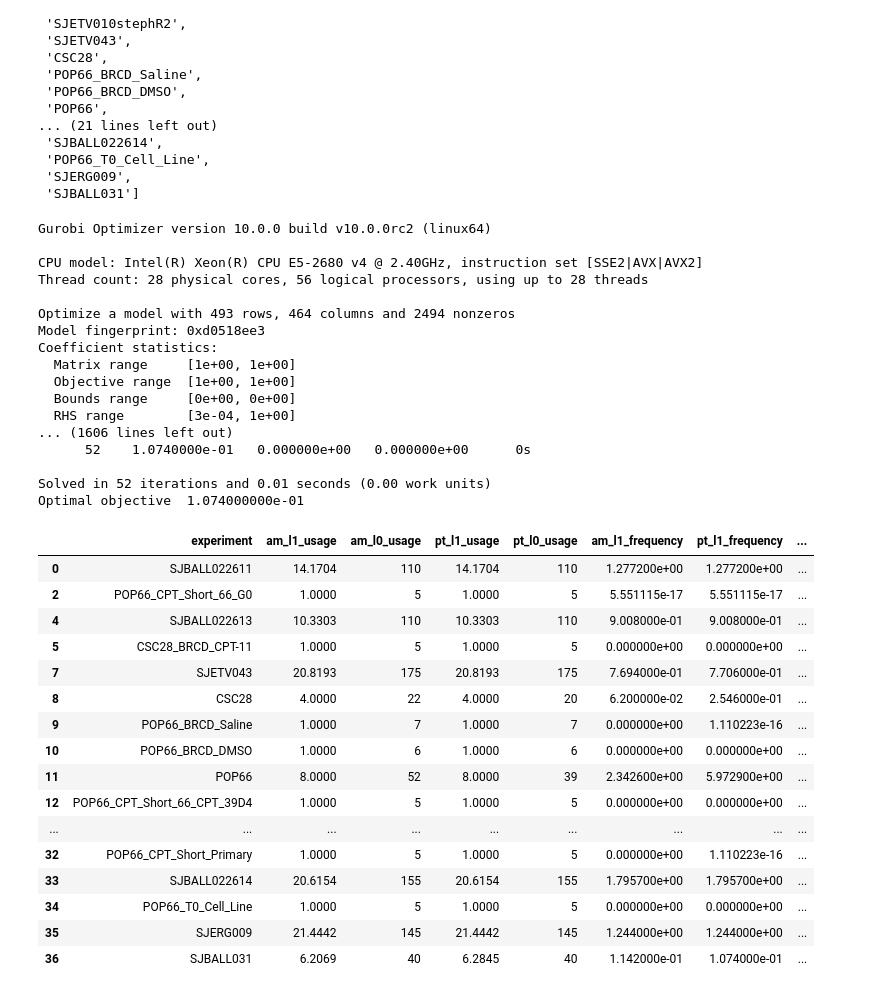
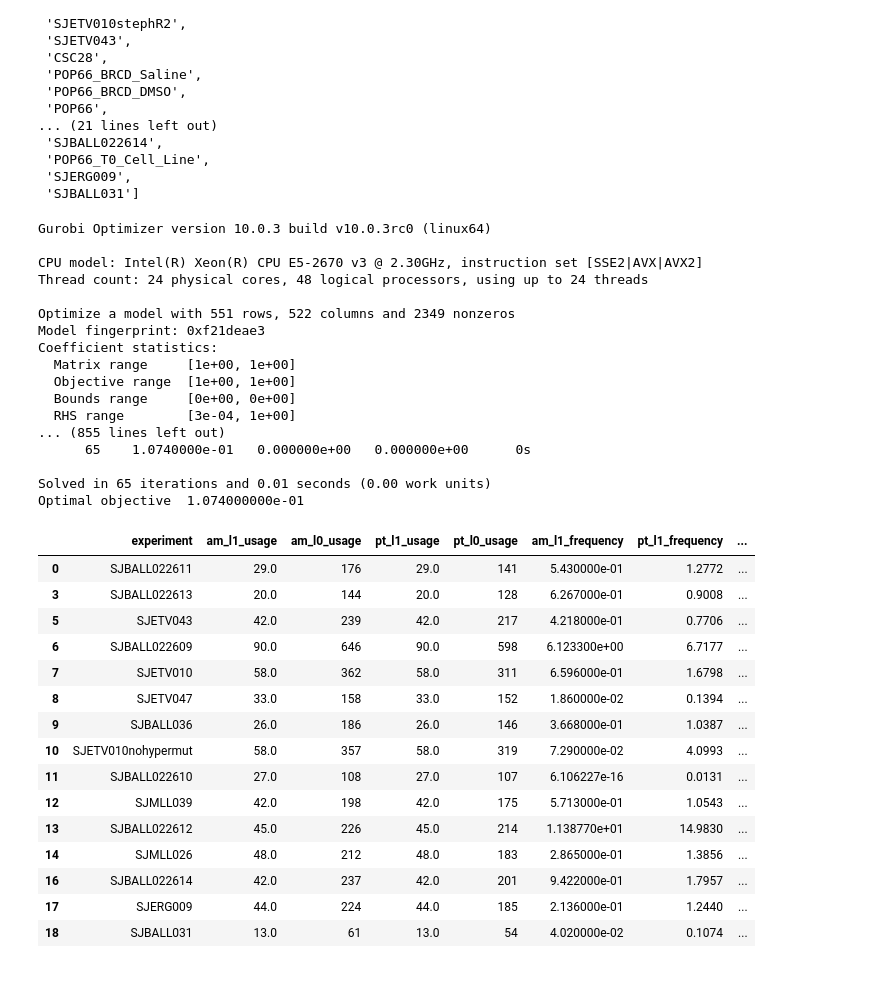
Before and after one commit to raphael-group/fastBE, a Jupyter notebook: notebooks/ball_realdata.ipynb, the cells around one changed output. Drawn from its saved outputs; the diff is of its cells as text; code cells hidden in the pictures.

```diff
--- a/notebooks/ball_realdata.ipynb
+++ b/notebooks/ball_realdata.ipynb
@@ -39,18 +39,22 @@ experiments
 # %%
 def infer_matrices(freq_matrix, tree):
     clonal_matrix = score_result.construct_clonal_matrix(tree, len(tree.nodes))
-    usage_matrix = score_result.one_vafpp_linear_program(clonal_matrix, freq_matrix)
+    usage_matrix = score_result.one_vafpp_linear_program(clonal_matrix, freq_matrix)[0]
     return clonal_matrix, usage_matrix
 
 instances = []
 for exp in experiments:
+    if "POP66" in exp or "CSC28" in exp: continue
+
     freq_matrix = np.loadtxt(f"../realdata/allele_minima/{exp}_frequency_matrix.txt")
     if len(freq_matrix.shape) == 1:
         freq_matrix = freq_matrix.reshape((1, len(freq_matrix)))
+
     samples = pd.read_csv(f"../realdata/allele_minima/{exp}_samples.txt", header=None)
 
     pt = nx.read_adjlist(f"../realdata/pairtree/{exp}_best_tree.txt", nodetype=int, create_using=nx.DiGraph)
     am = nx.read_adjlist(f"../realdata/allele_minima/{exp}_inferred_tree.txt", nodetype=int, create_using=nx.DiGraph)
+
     am_clonal, am_usage = infer_matrices(freq_matrix, am)
     pt_clonal, pt_usage = infer_matrices(freq_matrix, pt)
 
@@ -62,22 +66,22 @@ for exp in experiments:
         }
     )
 # %% [output]
-Gurobi Optimizer version 10.0.0 build v10.0.0rc2 (linux64)
+Gurobi Optimizer version 10.0.3 build v10.0.3rc0 (linux64)
 
-CPU model: Intel(R) Xeon(R) CPU E5-2680 v4 @ 2.40GHz, instruction set [SSE2|AVX|AVX2]
-Thread count: 28 physical cores, 56 logical processors, using up to 28 threads
+CPU model: Intel(R) Xeon(R) CPU E5-2670 v3 @ 2.30GHz, instruction set [SSE2|AVX|AVX2]
+Thread count: 24 physical cores, 48 logical processors, using up to 24 threads
 
-Optimize a model with 493 rows, 464 columns and 2494 nonzeros
-Model fingerprint: 0xd0518ee3
+Optimize a model with 551 rows, 522 columns and 2349 nonzeros
+Model fingerprint: 0xf21deae3
 Coefficient statistics:
   Matrix range     [1e+00, 1e+00]
   Objective range  [1e+00, 1e+00]
   Bounds range     [0e+00, 0e+00]
   RHS range        [3e-04, 1e+00]
-... (1606 lines left out)
-      52    1.0740000e-01   0.000000e+00   0.000000e+00      0s
+... (855 lines left out)
+      65    1.0740000e-01   0.000000e+00   0.000000e+00      0s
 
-Solved in 52 iterations and 0.01 seconds (0.00 work units)
+Solved in 65 iterations and 0.01 seconds (0.00 work units)
 Optimal objective  1.074000000e-01
 # %%
 """                                                                                                                                                                           [40/1962]
@@ -95,53 +99,72 @@ def get_relations(tree):
 
     return relations
 
+def compute_sum_condition_violation(tree, frequency_matrix):
+    m, n = frequency_matrix.shape
+    violation = np.zeros(m)
+    for i in range(m):
+        for j in range(n):
+            child_sum = 0
+            for k in tree[j]:
+                child_sum += frequency_matrix[i,k]
+
+            violation[i] += max(0, child_sum - frequency_matrix[i, j])
+    return violation
+
 rows = []
 for inst in instances:
     am_error = inst["frequency_matrix"] - (inst["am_usage"] @ inst["am_clonal"])
     pt_error = inst["frequency_matrix"] - (inst["pt_usage"] @ inst["pt_clonal"])
     am_rels  = set(inst['pt'].edges) # get_relations(inst['pt'])
     pt_rels  = set(inst['am'].edges) # get_relations(inst['am'])
     sym_diff = (am_rels - pt_rels) | (pt_rels - am_rels)
+
+    am_sum_cond_violation = compute_sum_condition_violation(inst['am'], inst['frequency_matrix'])
+    pt_sum_cond_violation = compute_sum_condition_violation(inst['pt'], inst['frequency_matrix'])
+
     row = {
         "experiment": inst["experiment"],
         "am_l1_usage": np.abs(inst["am_usage"]).sum(),
         "am_l0_usage": (np.abs(inst["am_usage"]) != 0).sum(),
         "pt_l1_usage": np.abs(inst["pt_usage"]).sum(),
         "pt_l0_usage": (np.abs(inst["pt_usage"]) != 0).sum(),
         "am_l1_frequency": np.abs(am_error).sum(),
         "pt_l1_frequency": np.abs(pt_error).sum(),
         "am_l0_frequency": (am_error != 0).sum(),
         "pt_l0_frequency": (pt_error != 0).sum(),
+        "am_sum_condition_violation": am_sum_cond_violation,
+        "pt_sum_condition_violation": pt_sum_cond_violation,
+        "am_total_sum_condition_violation": am_sum_cond_violation.sum(),
+        "pt_total_sum_condition_violation": pt_sum_cond_violation.sum(),
         "relationship_symm_dif": len(sym_diff),
         "m": inst["frequency_matrix"].shape[0],
         "n": inst["frequency_matrix"].shape[1],
         "instance_size": inst["frequency_matrix"].shape[0] * inst["frequency_matrix"].shape[1],
         "identical": set(inst["am"].edges()) == set(inst["pt"].edges())
     }
 
     rows.append(row)
 
 sparsity_df = pd.DataFrame(rows)
 sparsity_df = sparsity_df[~sparsity_df['experiment'].str.contains('steph')]
 sparsity_df
 # %% [output]
 |  | experiment | am_l1_usage | am_l0_usage | pt_l1_usage | pt_l0_usage | am_l1_frequency | pt_l1_frequency | ... |
-| 0 | SJBALL022611 | 14.1704 | 110 | 14.1704 | 110 | 1.277200e+00 | 1.277200e+00 | ... |
-| 2 | POP66_CPT_Short_66_G0 | 1.0000 | 5 | 1.0000 | 5 | 5.551115e-17 | 5.551115e-17 | ... |
-| 4 | SJBALL022613 | 10.3303 | 110 | 10.3303 | 110 | 9.008000e-01 | 9.008000e-01 | ... |
-| 5 | CSC28_BRCD_CPT-11 | 1.0000 | 5 | 1.0000 | 5 | 0.000000e+00 | 0.000000e+00 | ... |
-| 7 | SJETV043 | 20.8193 | 175 | 20.8193 | 175 | 7.694000e-01 | 7.706000e-01 | ... |
-| 8 | CSC28 | 4.0000 | 22 | 4.0000 | 20 | 6.200000e-02 | 2.546000e-01 | ... |
-| 9 | POP66_BRCD_Saline | 1.0000 | 7 | 1.0000 | 7 | 0.000000e+00 | 1.110223e-16 | ... |
-| 10 | POP66_BRCD_DMSO | 1.0000 | 6 | 1.0000 | 6 | 0.000000e+00 | 0.000000e+00 | ... |
-| 11 | POP66 | 8.0000 | 52 | 8.0000 | 39 | 2.342600e+00 | 5.972900e+00 | ... |
-| 12 | POP66_CPT_Short_66_CPT_39D4 | 1.0000 | 5 | 1.0000 | 5 | 0.000000e+00 | 0.000000e+00 | ... |
-| ... | ... | ... | ... | ... | ... | ... | ... | ... |
-| 32 | POP66_CPT_Short_Primary | 1.0000 | 5 | 1.0000 | 5 | 0.000000e+00 | 1.110223e-16 | ... |
-| 33 | SJBALL022614 | 20.6154 | 155 | 20.6154 | 155 | 1.795700e+00 | 1.795700e+00 | ... |
-| 34 | POP66_T0_Cell_Line | 1.0000 | 5 | 1.0000 | 5 | 0.000000e+00 | 0.000000e+00 | ... |
-| 35 | SJERG009 | 21.4442 | 145 | 21.4442 | 145 | 1.244000e+00 | 1.244000e+00 | ... |
-| 36 | SJBALL031 | 6.2069 | 40 | 6.2845 | 40 | 1.142000e-01 | 1.074000e-01 | ... |
+| 0 | SJBALL022611 | 29.0 | 176 | 29.0 | 141 | 5.430000e-01 | 1.2772 | ... |
+| 3 | SJBALL022613 | 20.0 | 144 | 20.0 | 128 | 6.267000e-01 | 0.9008 | ... |
+| 5 | SJETV043 | 42.0 | 239 | 42.0 | 217 | 4.218000e-01 | 0.7706 | ... |
+| 6 | SJBALL022609 | 90.0 | 646 | 90.0 | 598 | 6.123300e+00 | 6.7177 | ... |
+| 7 | SJETV010 | 58.0 | 362 | 58.0 | 311 | 6.596000e-01 | 1.6798 | ... |
+| 8 | SJETV047 | 33.0 | 158 | 33.0 | 152 | 1.860000e-02 | 0.1394 | ... |
+| 9 | SJBALL036 | 26.0 | 186 | 26.0 | 146 | 3.668000e-01 | 1.0387 | ... |
+| 10 | SJETV010nohypermut | 58.0 | 357 | 58.0 | 319 | 7.290000e-02 | 4.0993 | ... |
+| 11 | SJBALL022610 | 27.0 | 108 | 27.0 | 107 | 6.106227e-16 | 0.0131 | ... |
+| 12 | SJMLL039 | 42.0 | 198 | 42.0 | 175 | 5.713000e-01 | 1.0543 | ... |
+| 13 | SJBALL022612 | 45.0 | 226 | 45.0 | 214 | 1.138770e+01 | 14.9830 | ... |
+| 14 | SJMLL026 | 48.0 | 212 | 48.0 | 183 | 2.865000e-01 | 1.3856 | ... |
+| 16 | SJBALL022614 | 42.0 | 237 | 42.0 | 201 | 9.422000e-01 | 1.7957 | ... |
+| 17 | SJERG009 | 44.0 | 224 | 44.0 | 185 | 2.136000e-01 | 1.2440 | ... |
+| 18 | SJBALL031 | 13.0 | 61 | 13.0 | 54 | 4.020000e-02 | 0.1074 | ... |
 # %%
 mask = sparsity_df['experiment'].str.contains('POP66') | sparsity_df['experiment'].str.contains('CSC28')
 
```
Also changed, not shown: parts of 12 cells of this notebook, 18 other files.
